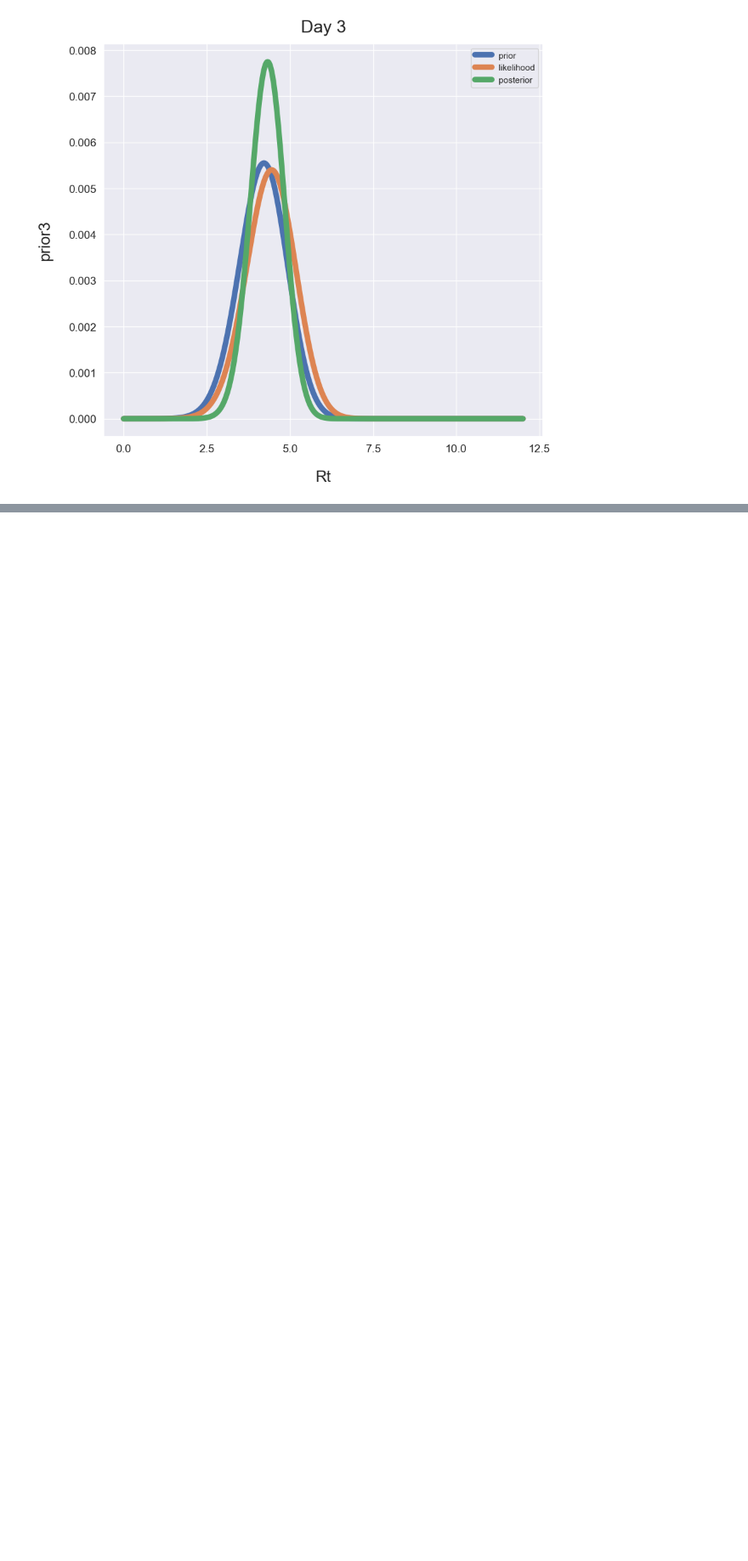
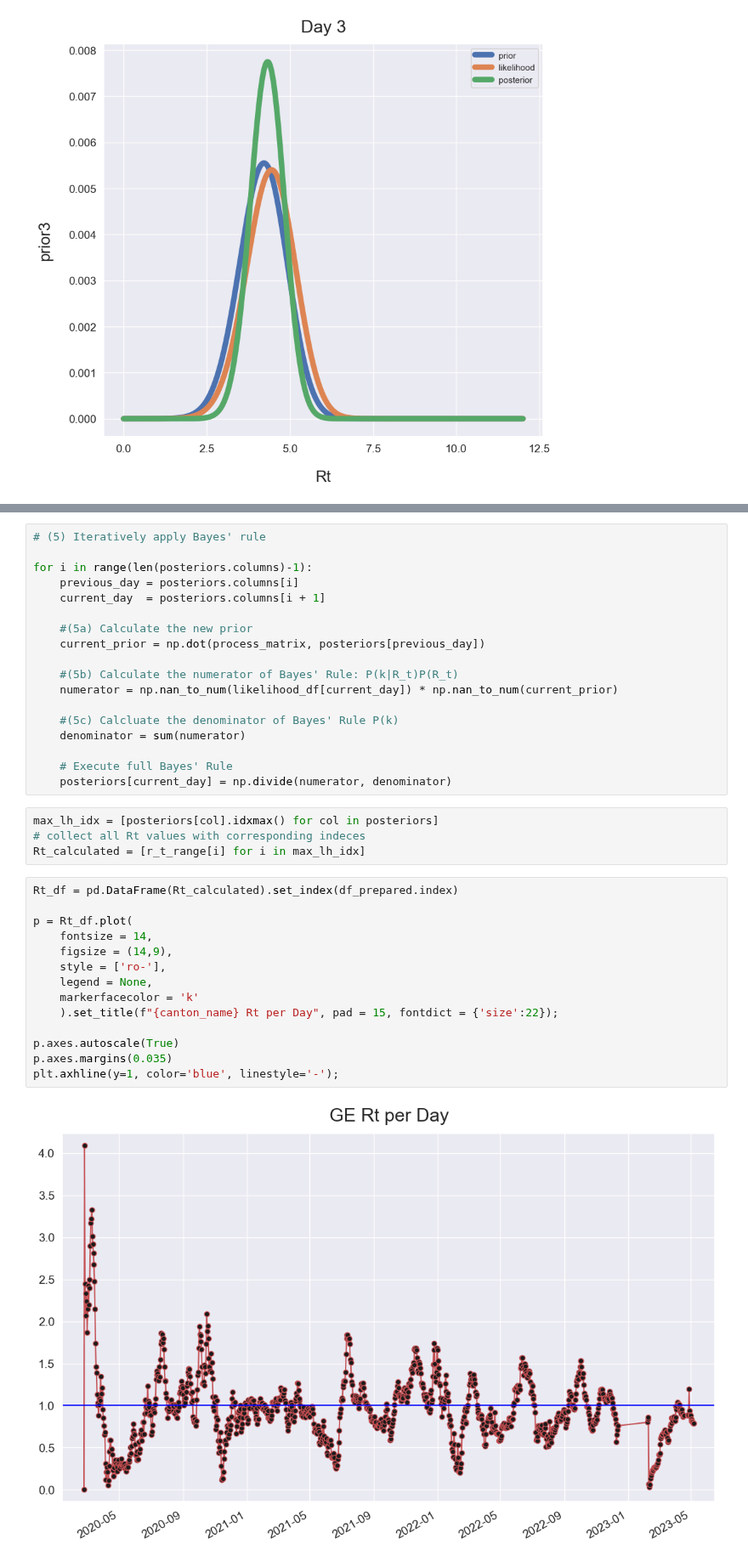
Before and after one commit to mikjf/statistics_and_experimental_design, a Jupyter notebook: covid_Rt_estimation.ipynb, the cells around one changed output, grey strips where cells are left out. Shown at 85% size. Cells and saved outputs as stored; diff of their text form; blank space fills up the shorter version.

```diff
--- a/covid_Rt_estimation.ipynb
+++ b/covid_Rt_estimation.ipynb
@@ -316,0 +469,38 @@ p1.set_xlabel("Rt", fontdict = {'fontsize': 20}, labelpad = 20);
+# %%
+# (5) Iteratively apply Bayes' rule
+
+for i in range(len(posteriors.columns)-1):
+    previous_day = posteriors.columns[i]
+    current_day  = posteriors.columns[i + 1]
+
+    #(5a) Calculate the new prior
+    current_prior = np.dot(process_matrix, posteriors[previous_day])
+
+    #(5b) Calculate the numerator of Bayes' Rule: P(k|R_t)P(R_t)
+    numerator = np.nan_to_num(likelihood_df[current_day]) * np.nan_to_num(current_prior)
+
+    #(5c) Calcluate the denominator of Bayes' Rule P(k)
+    denominator = sum(numerator)
+
+    # Execute full Bayes' Rule
+    posteriors[current_day] = np.divide(numerator, denominator)
+# %%
+max_lh_idx = [posteriors[col].idxmax() for col in posteriors]
+# collect all Rt values with corresponding indeces
+Rt_calculated = [r_t_range[i] for i in max_lh_idx]
+# %%
+Rt_df = pd.DataFrame(Rt_calculated).set_index(df_prepared.index)
+
+p = Rt_df.plot(
+    fontsize = 14,
+    figsize = (14,9),
+    style = ['ro-'],
+    legend = None,
+    markerfacecolor = 'k'
+    ).set_title(f"{canton_name} Rt per Day", pad = 15, fontdict = {'size':22});
+
+p.axes.autoscale(True)
+p.axes.margins(0.035)
+plt.axhline(y=1, color='blue', linestyle='-');
+# %% [output]
+[figure, added]
```
Also changed, not shown: parts of 16 cells of this notebook.
